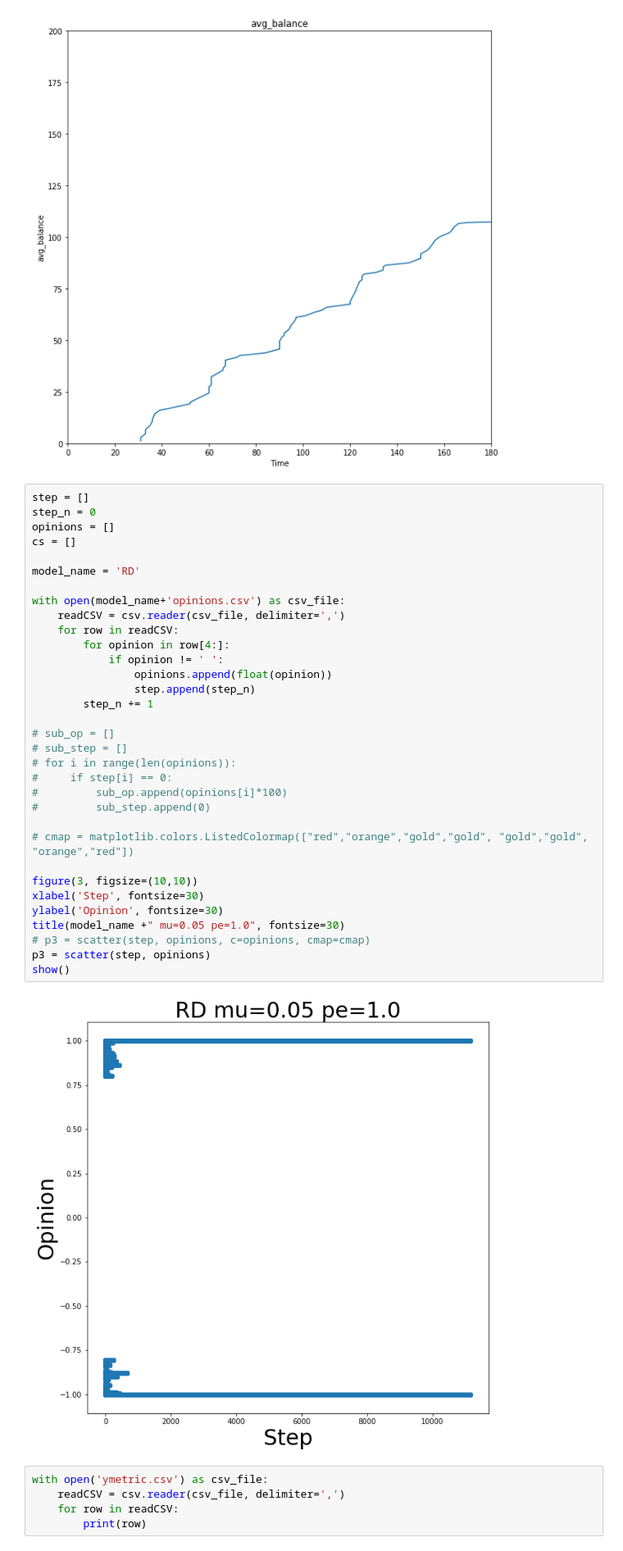
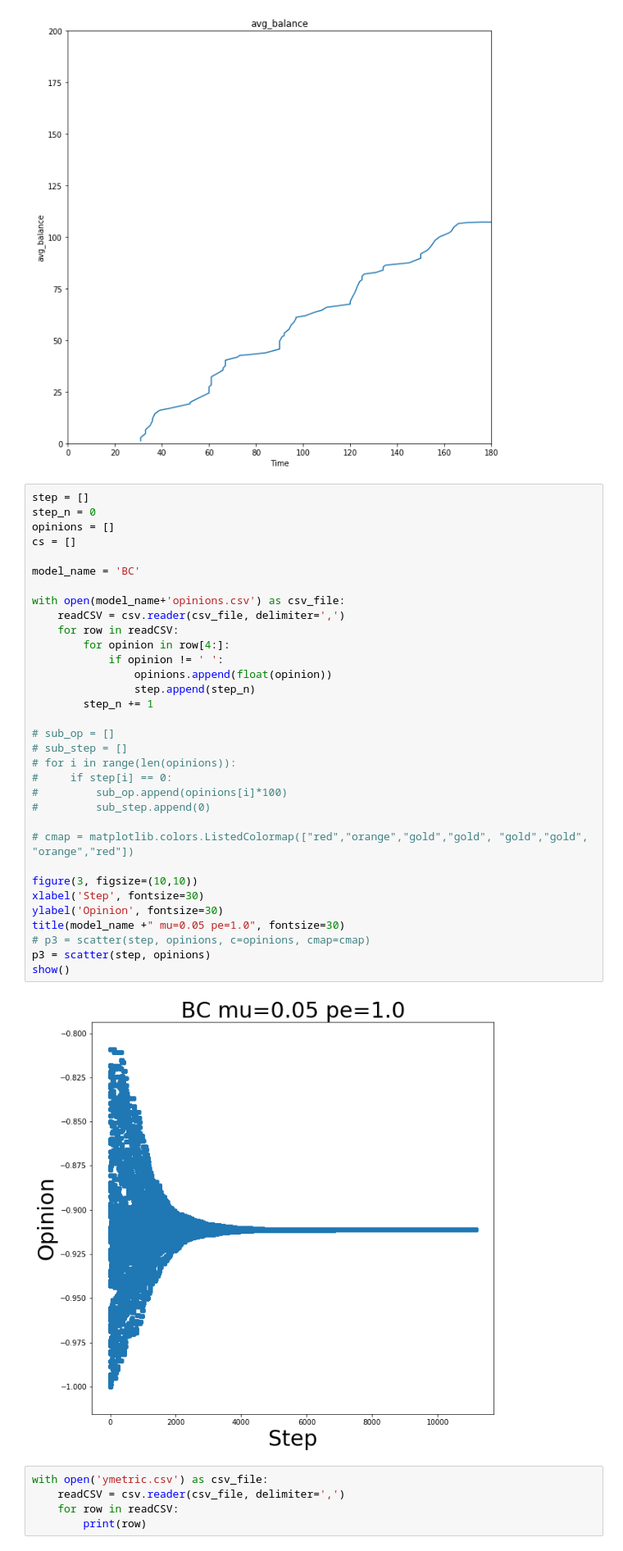
Before and after one commit to ken-neth/opinion_dynamics_BSE, a Jupyter notebook: data analysis.ipynb, the cells around one changed output. Shown: that part at 82% size. Saved outputs shown, nothing was run; the diff lists cells and outputs as text.

```diff
--- a/data analysis.ipynb
+++ b/data analysis.ipynb
@@ -59,35 +59,35 @@ step_n = 0
 opinions = []
 cs = []
 
-model_name = 'RD'
+model_name = 'BC'
 
 with open(model_name+'opinions.csv') as csv_file:
     readCSV = csv.reader(csv_file, delimiter=',')
     for row in readCSV:
         for opinion in row[4:]:
             if opinion != ' ':
                 opinions.append(float(opinion))
                 step.append(step_n)
         step_n += 1
 
 # sub_op = []
 # sub_step = []
 # for i in range(len(opinions)):
 #     if step[i] == 0:
 #         sub_op.append(opinions[i]*100)
 #         sub_step.append(0)
 
 # cmap = matplotlib.colors.ListedColormap(["red","orange","gold","gold", "gold","gold", "orange","red"])
 
 figure(3, figsize=(10,10))
 xlabel('Step', fontsize=30)
 ylabel('Opinion', fontsize=30)
 title(model_name +" mu=0.05 pe=1.0", fontsize=30)
 # p3 = scatter(step, opinions, c=opinions, cmap=cmap)
 p3 = scatter(step, opinions)
 show()
 # %% [output]
-[figure, old version]
+[figure, new version]
 # %%
 with open('ymetric.csv') as csv_file:
     readCSV = csv.reader(csv_file, delimiter=',')
```
Also changed, not shown: parts of 1 cell of this notebook, 4 other files.
